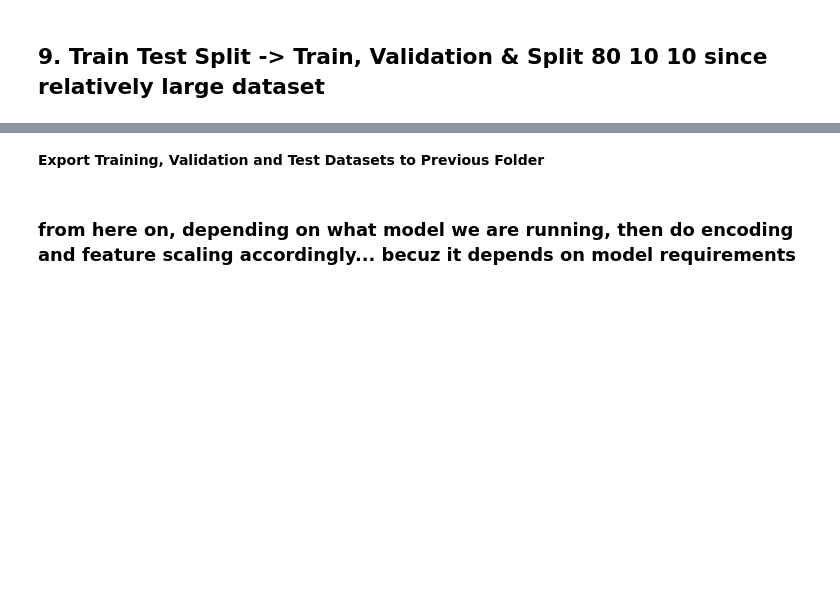
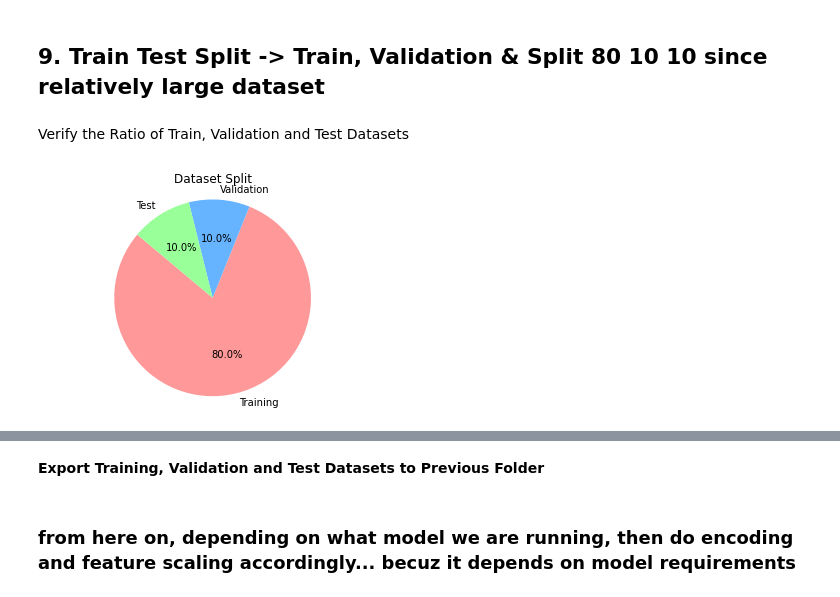
Before and after one commit to saxyrinchen/bt4012_project, a Jupyter notebook: data_preprocessing.ipynb, the cells around one changed output, grey strips where cells are left out. Drawn from its saved outputs; the diff is of its cells as text; code cells hidden in the pictures; blank space fills up the shorter version.

```diff
--- a/data_preprocessing.ipynb
+++ b/data_preprocessing.ipynb
@@ -748,3 +733,20 @@ y = df['is_fraud']
 # stratified sampling for imbalanced classes
 X_train, X_temp, y_train, y_temp = train_test_split(X, y, stratify=y, test_size=0.2, random_state=42) # X_train 80% of total
 X_val, X_test, y_val, y_test = train_test_split(X_temp, y_temp, stratify=y_temp, test_size=0.5, random_state=42) # X_val and X_test will be 10% of total
+# %% [markdown]
+Verify the Ratio of Train, Validation and Test Datasets
+# %%
+total_samples = len(df)
+train_size, val_size, test_size = len(X_train), len(X_val), len(X_test)
+
+sizes = [train_size, val_size, test_size]
+labels = ['Training', 'Validation', 'Test']
+colors = ['#ff9999','#66b3ff','#99ff99']  # You can choose colors you like
+
+# Create pie chart
+plt.pie(sizes, labels=labels, colors=colors, autopct='%1.1f%%', startangle=140)
+plt.axis('equal')  # Equal aspect ratio ensures that pie is drawn as a circle.
+plt.title('Dataset Split')
+plt.show()
+# %% [output]
+[figure, added]
```
Also changed, not shown: parts of 13 cells of this notebook.
